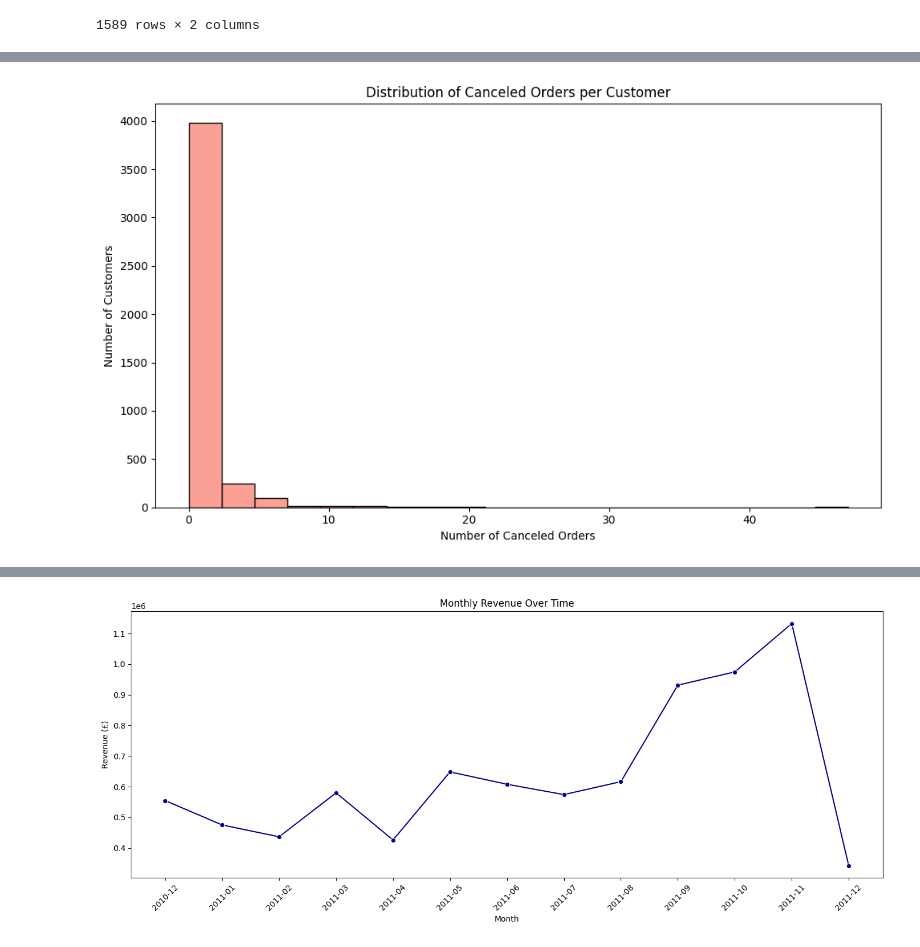
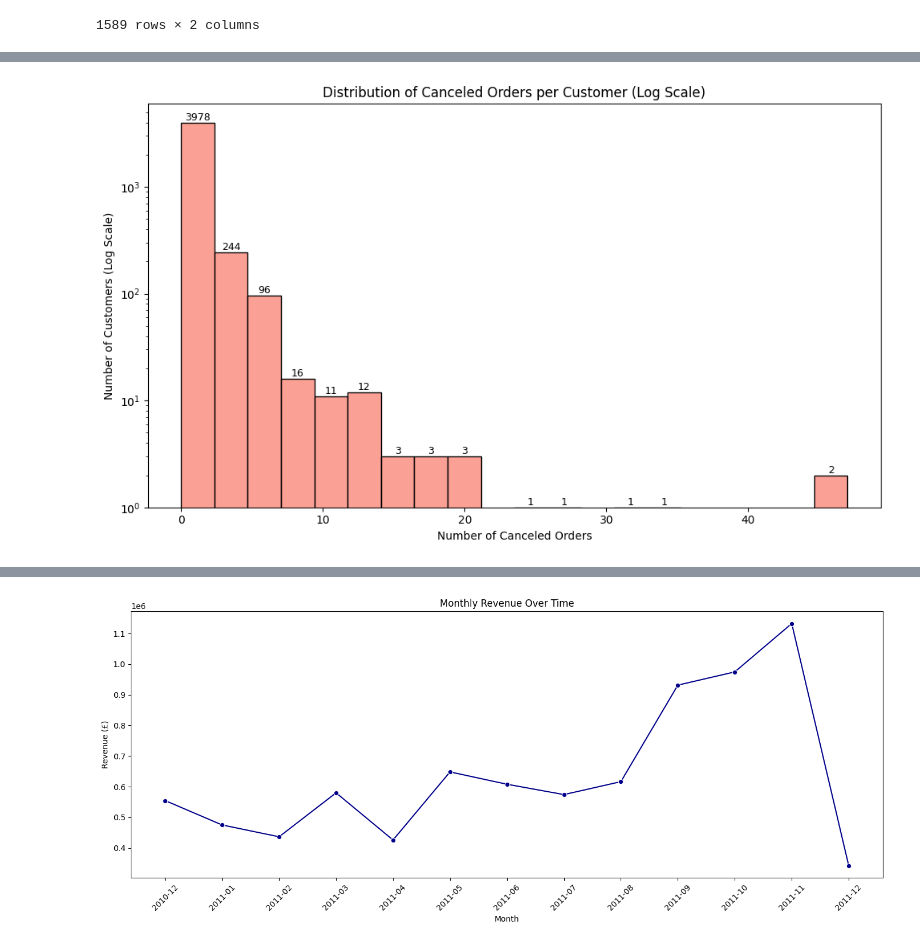
Before and after one commit to VardhanVarikuti/customer-segmentation-retail, a Jupyter notebook: CustomerSegmentation.ipynb, the cells around one changed output, grey strips where cells are left out. Drawn from its saved outputs; the diff is of its cells as text; code cells hidden in the pictures.

```diff
--- a/CustomerSegmentation.ipynb
+++ b/CustomerSegmentation.ipynb
@@ -198,10 +227,28 @@ plt.show()
 # %%
 plt.figure(figsize=(10,6))
-sns.histplot(customer_behavior['CanceledOrders'], bins=20, kde=False, color='salmon')
-plt.title('Distribution of Canceled Orders per Customer')
+ax = sns.histplot(customer_behavior['CanceledOrders'], bins=20, kde=False, color='salmon')
+plt.yscale('log')
+
+# Set y-axis limit slightly above the tallest bar
+max_height = max([rect.get_height() for rect in ax.patches])
+plt.ylim(1, max_height * 1.5)
+
+# Add annotations on top of each bin
+for rect in ax.patches:
+    height = rect.get_height()
+    if height > 0:
+        plt.text(
+            rect.get_x() + rect.get_width()/2,
+            height,
+            f"{int(height)}",
+            ha='center',
+            va='bottom',
+            fontsize=9)
+
+plt.title('Distribution of Canceled Orders per Customer (Log Scale)')
 plt.xlabel('Number of Canceled Orders')
-plt.ylabel('Number of Customers')
+plt.ylabel('Number of Customers (Log Scale)')
 plt.tight_layout()
 plt.show()
 # %% [output]
-[figure, old version]
+[figure, new version]
```
Also changed, not shown: parts of 55 cells of this notebook.
